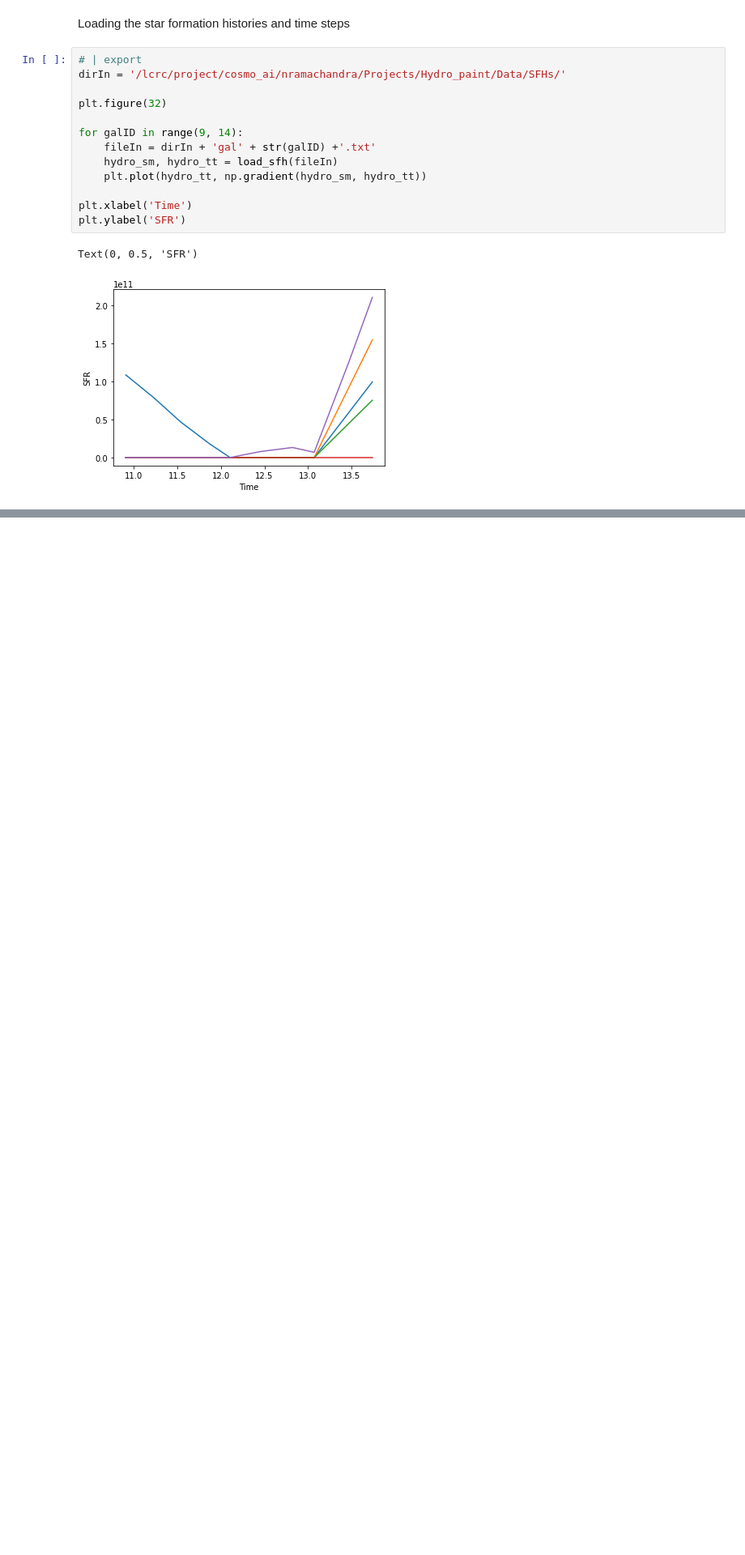
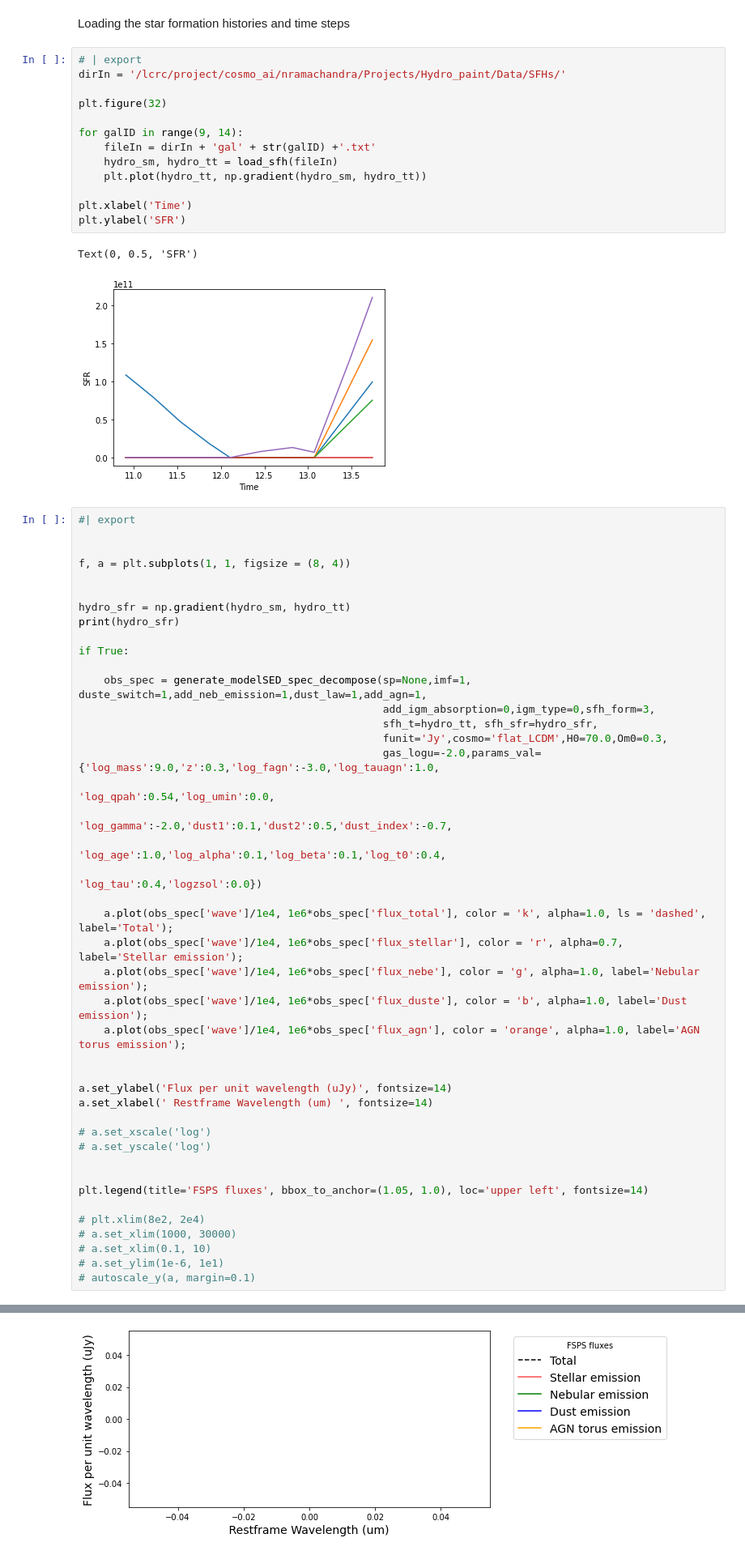
Before and after one commit to nesar/paint_hydro, a Jupyter notebook: nbs/index.ipynb, the cells around one changed output, grey strips where cells are left out. Shown: that part at 81% size. Cells and saved outputs as stored; diff of their text form; blank space fills up the shorter version.

```diff
--- a/nbs/index.ipynb
+++ b/nbs/index.ipynb
@@ -40,3 +40,47 @@ plt.ylabel('SFR')
 # %% [output]
 Text(0, 0.5, 'SFR')
 [figure]
+# %%
+#| export
+
+
+f, a = plt.subplots(1, 1, figsize = (8, 4))
+
+
+hydro_sfr = np.gradient(hydro_sm, hydro_tt)
+print(hydro_sfr)
+
+if True:
+
+    obs_spec = generate_modelSED_spec_decompose(sp=None,imf=1, duste_switch=1,add_neb_emission=1,dust_law=1,add_agn=1,
+                                                add_igm_absorption=0,igm_type=0,sfh_form=3,
+                                                sfh_t=hydro_tt, sfh_sfr=hydro_sfr,
+                                                funit='Jy',cosmo='flat_LCDM',H0=70.0,Om0=0.3,
+                                                gas_logu=-2.0,params_val={'log_mass':9.0,'z':0.3,'log_fagn':-3.0,'log_tauagn':1.0,
+                                                                          'log_qpah':0.54,'log_umin':0.0,
+                                                                          'log_gamma':-2.0,'dust1':0.1,'dust2':0.5,'dust_index':-0.7,
+                                                                          'log_age':1.0,'log_alpha':0.1,'log_beta':0.1,'log_t0':0.4,
+                                                                          'log_tau':0.4,'logzsol':0.0})
+
+    a.plot(obs_spec['wave']/1e4, 1e6*obs_spec['flux_total'], color = 'k', alpha=1.0, ls = 'dashed', label='Total');
+    a.plot(obs_spec['wave']/1e4, 1e6*obs_spec['flux_stellar'], color = 'r', alpha=0.7, label='Stellar emission');
+    a.plot(obs_spec['wave']/1e4, 1e6*obs_spec['flux_nebe'], color = 'g', alpha=1.0, label='Nebular emission');
+    a.plot(obs_spec['wave']/1e4, 1e6*obs_spec['flux_duste'], color = 'b', alpha=1.0, label='Dust emission');
+    a.plot(obs_spec['wave']/1e4, 1e6*obs_spec['flux_agn'], color = 'orange', alpha=1.0, label='AGN torus emission');
+
+
+a.set_ylabel('Flux per unit wavelength (uJy)', fontsize=14)
+a.set_xlabel(' Restframe Wavelength (um) ', fontsize=14)
+
+# a.set_xscale('log')
+# a.set_yscale('log')
+
+
+plt.legend(title='FSPS fluxes', bbox_to_anchor=(1.05, 1.0), loc='upper left', fontsize=14)
+
+# plt.xlim(8e2, 2e4)
+# a.set_xlim(1000, 30000)
+# a.set_xlim(0.1, 10)
+# a.set_ylim(1e-6, 1e1)
+# autoscale_y(a, margin=0.1)
+# %% [output]
@@ -42,0 +91 @@ Text(0, 0.5, 'SFR')
+[figure, added]
```
Also changed, not shown: parts of 2 cells of this notebook, 3 other files.
